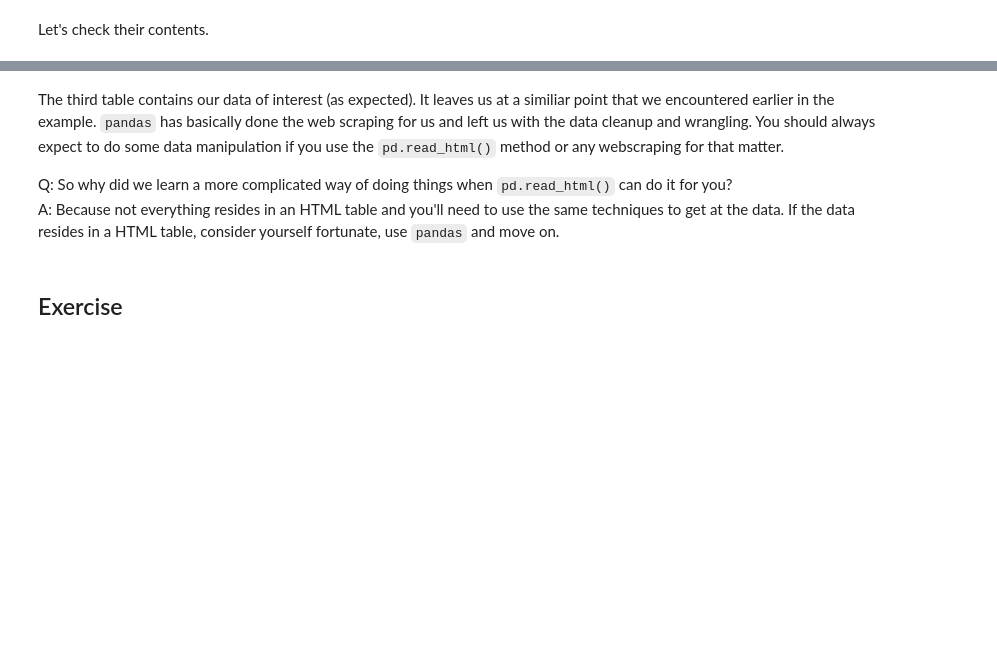
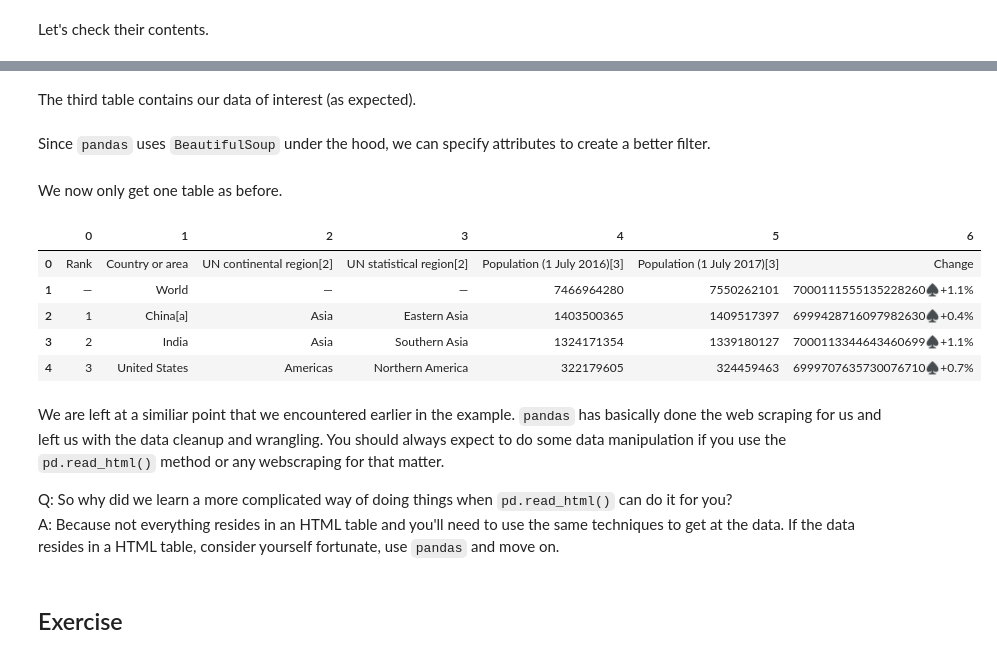
Before and after one commit to caocscar/workshops, a Jupyter notebook: webscraping/Webscraping_in_Python.ipynb, the cells around one changed output, grey strips where cells are left out. Cells and saved outputs as stored; diff of their text form; code cells hidden in the pictures; blank space fills up the shorter version.

Commit message:
Added notes to HTML section

```diff
--- a/webscraping/Web Scraping in Python.ipynb
+++ b/webscraping/Webscraping_in_Python.ipynb
@@ -223,8 +225,25 @@ countries[2].head()
 | 2 | 1 | China[a] | Asia | Eastern Asia | 1403500365 | 1409517397 | 6999428716097982630♠+0.4% |
 | 3 | 2 | India | Asia | Southern Asia | 1324171354 | 1339180127 | 7000113344643460699♠+1.1% |
 | 4 | 3 | United States | Americas | Northern America | 322179605 | 324459463 | 6999707635730076710♠+0.7% |
+# %% [markdown]
+The third table contains our data of interest (as expected).
+# %% [markdown]
+Since `pandas` uses `BeautifulSoup` under the hood, we can specify attributes to create a better filter.
+# %%
+countries = pd.read_html(url, attrs = {'style': 'text-align: right;'})
+# %% [markdown]
+We now only get one table as before.
+# %%
+countries[0].head()
+# %% [output]
+|  | 0 | 1 | 2 | 3 | 4 | 5 | 6 |
+| 0 | Rank | Country or area | UN continental region[2] | UN statistical region[2] | Population (1 July 2016)[3] | Population (1 July 2017)[3] | Change |
+| 1 | — | World | — | — | 7466964280 | 7550262101 | 7000111555135228260♠+1.1% |
+| 2 | 1 | China[a] | Asia | Eastern Asia | 1403500365 | 1409517397 | 6999428716097982630♠+0.4% |
+| 3 | 2 | India | Asia | Southern Asia | 1324171354 | 1339180127 | 7000113344643460699♠+1.1% |
+| 4 | 3 | United States | Americas | Northern America | 322179605 | 324459463 | 6999707635730076710♠+0.7% |
 # %% [markdown]
-The third table contains our data of interest (as expected). It leaves us at a similiar point that we encountered earlier in the example. `pandas` has basically done the web scraping for us and left us with the data cleanup and wrangling. You should always expect to do some data manipulation if you use the `pd.read_html()` method or any webscraping for that matter.
+We are left at a similiar point that we encountered earlier in the example. `pandas` has basically done the web scraping for us and left us with the data cleanup and wrangling. You should always expect to do some data manipulation if you use the `pd.read_html()` method or any webscraping for that matter.
 
 Q: So why did we learn a more complicated way of doing things when `pd.read_html()` can do it for you?
 A: Because not everything resides in an HTML table and you'll need to use the same techniques to get at the data. If the data resides in a HTML table, consider yourself fortunate, use `pandas` and move on.
```
Also changed, not shown: parts of 34 cells of this notebook.
